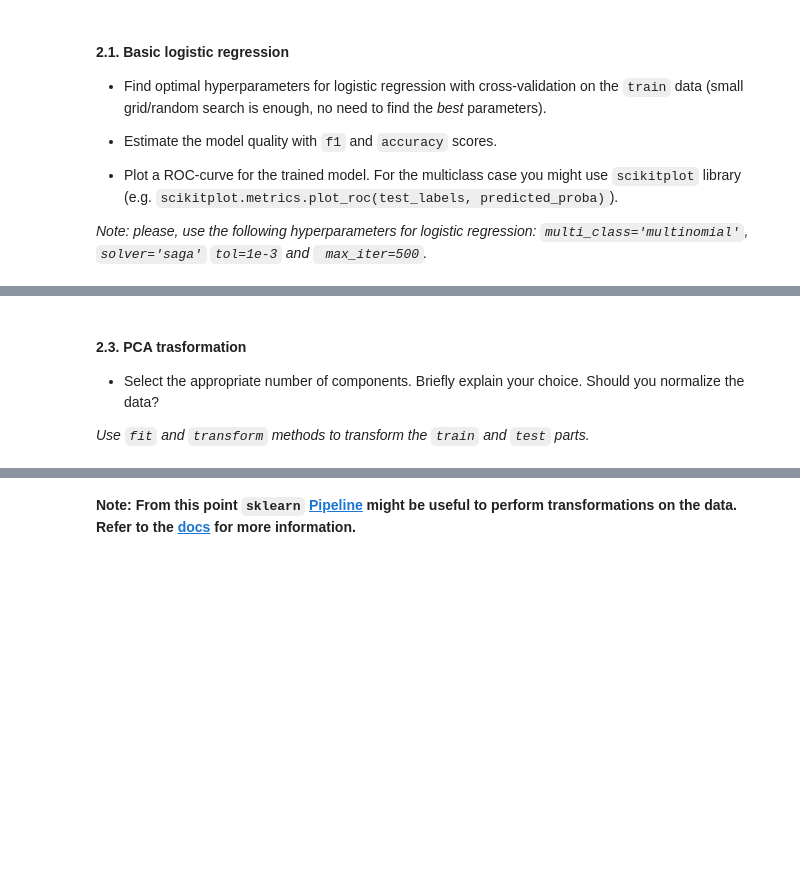
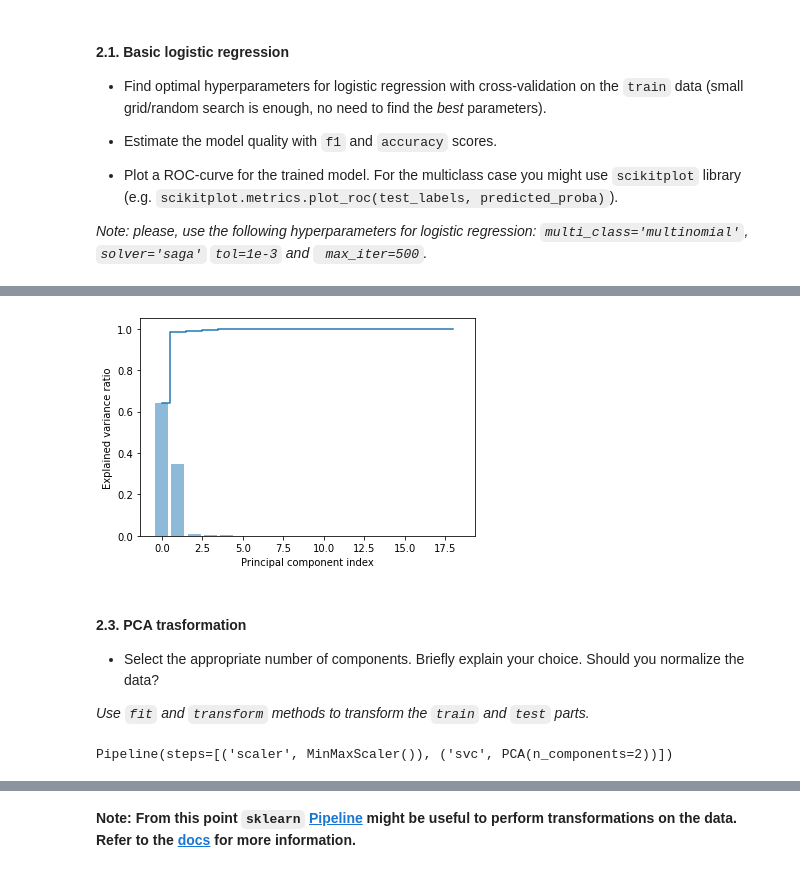
Before and after one commit to pascaltll/ML_Homework, a Jupyter notebook: lab01_ml_pipeline/Lab1_part2_ml_pipeline.ipynb, the cells around one changed output, grey strips where cells are left out. Cells and saved outputs as stored; diff of their text form; code cells hidden in the pictures; blank space fills up the shorter version.

```diff
--- a/lab01_ml_pipeline/Lab1_part2_ml_pipeline.ipynb
+++ b/lab01_ml_pipeline/Lab1_part2_ml_pipeline.ipynb
@@ -179,3 +182,22 @@ ValueError: ignored
+# %%
+#X_train = X_train_pd
+X_train_pca =  X_train
+X_test_pca = X_test
+# %%
+from sklearn.decomposition import PCA
+pca = PCA()
+X_train_pca = pca.fit_transform(X_train_pca)
+X_test_pca = pca.transform(X_test_pca)
+explained_variance = pca.explained_variance_ratio_
+
+cum_sum_eigenvalues = np.cumsum(explained_variance)
+plt.bar(range(0,len(explained_variance)), explained_variance, alpha=0.5, align='center', label='Individual explained variance')
+plt.step(range(0,len(cum_sum_eigenvalues)), cum_sum_eigenvalues, where='mid',label='Cumulative explained variance')
+plt.ylabel('Explained variance ratio')
+plt.xlabel('Principal component index')
+plt.show()
+# %% [output]
+[figure, added]
 # %% [markdown]
 #### 2.3. PCA trasformation
 * Select the appropriate number of components. Briefly explain your choice. Should you normalize the data?
@@ -185,0 +220,6 @@ ValueError: ignored
+# %%
+pipe = Pipeline([('scaler', MinMaxScaler()), ('svc', PCA(n_components = 2))])
+pipe.fit(X_train_3, y_train_3)
+pipe.fit(X_test_3, y_test_3)
+# %% [output]
+Pipeline(steps=[('scaler', MinMaxScaler()), ('svc', PCA(n_components=2))])
```
Also changed, not shown: parts of 29 cells of this notebook, 2 other files.
